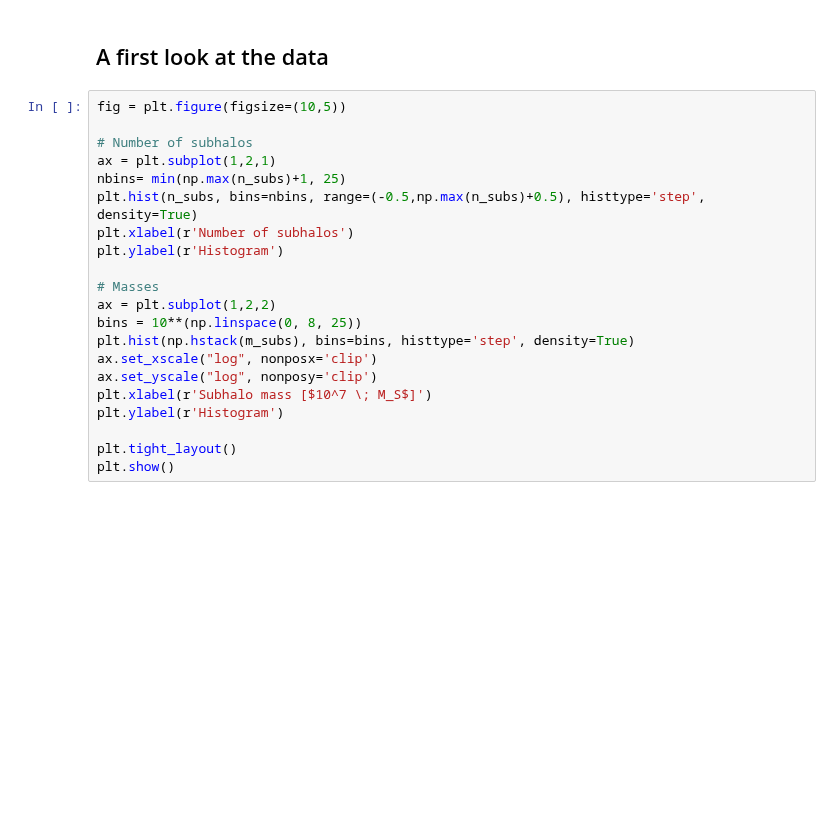
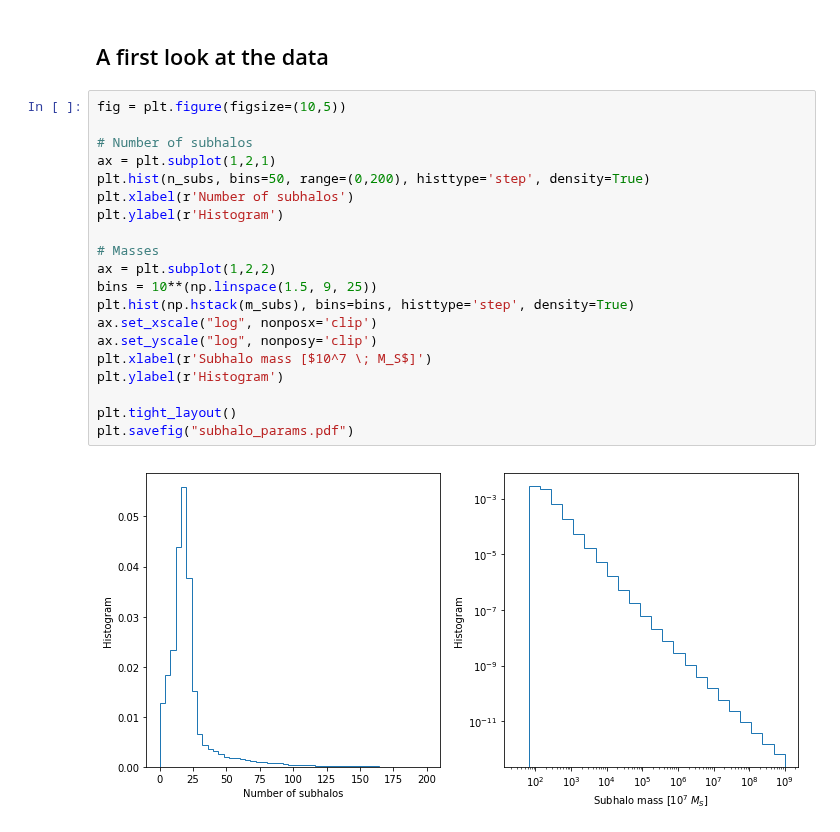
Before and after one commit to smsharma/mining-for-substructure-lens, a Jupyter notebook: notebooks/generate.ipynb, the cells around one changed output. Drawn from its saved outputs; the diff is of its cells as text; blank space fills up the shorter version.

```diff
--- a/notebooks/generate.ipynb
+++ b/notebooks/generate.ipynb
@@ -126,22 +139,23 @@ np.save("../data/log_r_xz.npy", log_r_xz)
 # %%
 fig = plt.figure(figsize=(10,5))
 
 # Number of subhalos
 ax = plt.subplot(1,2,1)
-nbins= min(np.max(n_subs)+1, 25)
-plt.hist(n_subs, bins=nbins, range=(-0.5,np.max(n_subs)+0.5), histtype='step', density=True)
+plt.hist(n_subs, bins=50, range=(0,200), histtype='step', density=True)
 plt.xlabel(r'Number of subhalos')
 plt.ylabel(r'Histogram')
 
 # Masses
 ax = plt.subplot(1,2,2)
-bins = 10**(np.linspace(0, 8, 25))
+bins = 10**(np.linspace(1.5, 9, 25))
 plt.hist(np.hstack(m_subs), bins=bins, histtype='step', density=True)
 ax.set_xscale("log", nonposx='clip')
 ax.set_yscale("log", nonposy='clip')
 plt.xlabel(r'Subhalo mass [$10^7 \; M_S$]')
 plt.ylabel(r'Histogram')
 
 plt.tight_layout()
-plt.show()
+plt.savefig("subhalo_params.pdf")
+# %% [output]
+[figure, added]
 # %%
```
Also changed, not shown: parts of 2 cells of this notebook, 4 other files.
